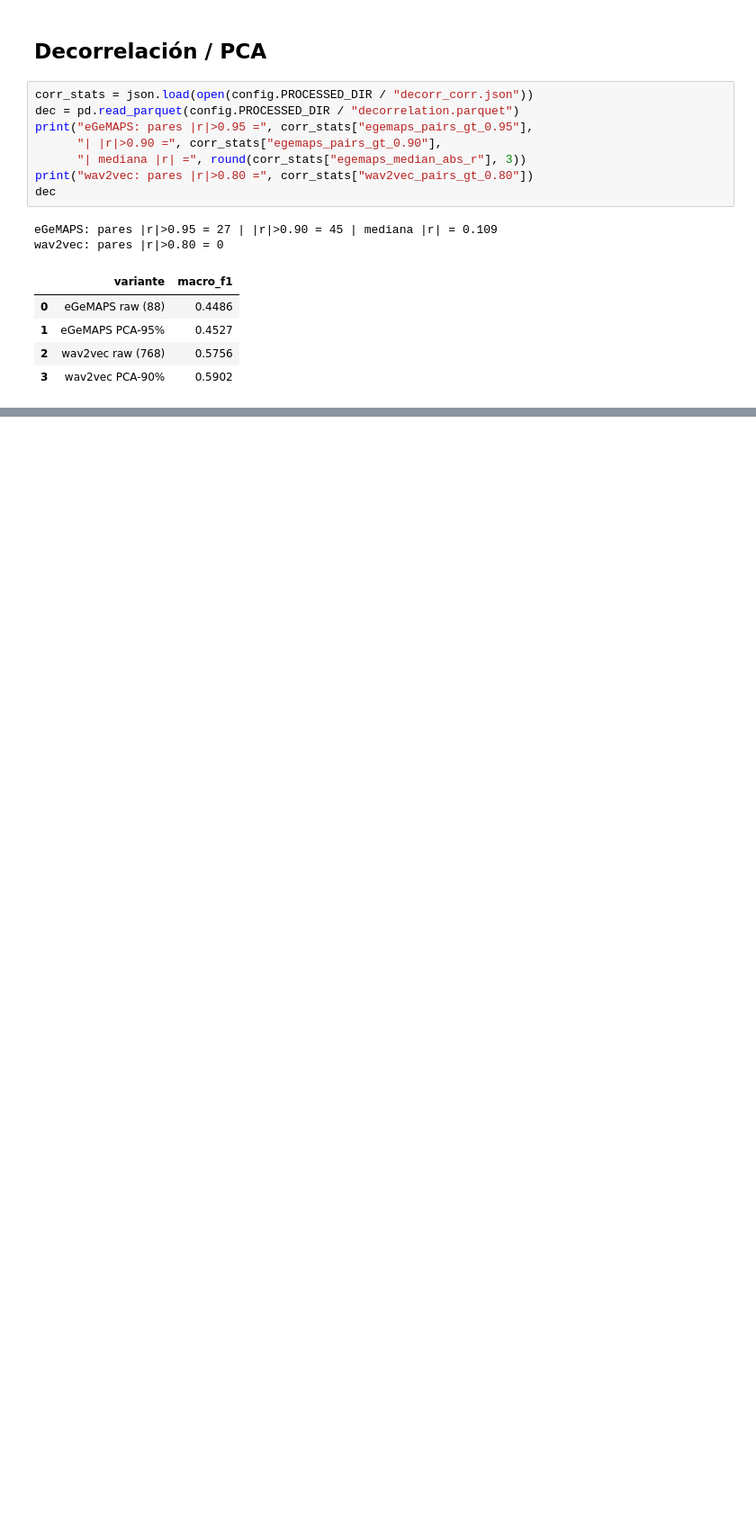
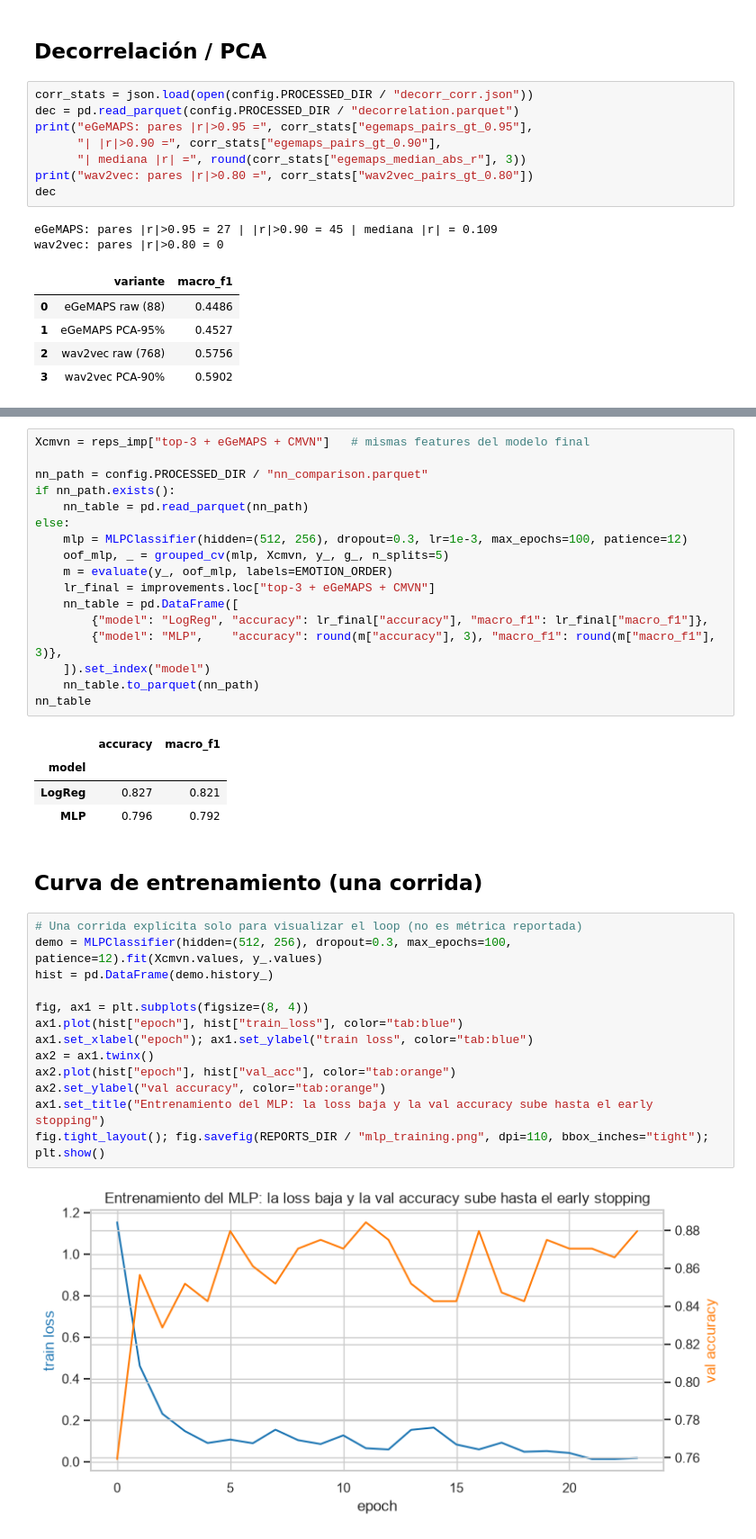
Before and after one commit to BautyGarcia/Gobbie, a Jupyter notebook: notebooks/main.ipynb, the cells around one changed output, grey strips where cells are left out. Shown at 90% size. Cells and saved outputs as stored; diff of their text form; blank space fills up the shorter version.

```diff
--- a/notebooks/main.ipynb
+++ b/notebooks/main.ipynb
@@ -353,0 +432,39 @@ wav2vec: pares |r|>0.80 = 0
+# %%
+Xcmvn = reps_imp["top-3 + eGeMAPS + CMVN"]   # mismas features del modelo final
+
+nn_path = config.PROCESSED_DIR / "nn_comparison.parquet"
+if nn_path.exists():
+    nn_table = pd.read_parquet(nn_path)
+else:
+    mlp = MLPClassifier(hidden=(512, 256), dropout=0.3, lr=1e-3, max_epochs=100, patience=12)
+    oof_mlp, _ = grouped_cv(mlp, Xcmvn, y_, g_, n_splits=5)
+    m = evaluate(y_, oof_mlp, labels=EMOTION_ORDER)
+    lr_final = improvements.loc["top-3 + eGeMAPS + CMVN"]
+    nn_table = pd.DataFrame([
+        {"model": "LogReg", "accuracy": lr_final["accuracy"], "macro_f1": lr_final["macro_f1"]},
+        {"model": "MLP",    "accuracy": round(m["accuracy"], 3), "macro_f1": round(m["macro_f1"], 3)},
+    ]).set_index("model")
+    nn_table.to_parquet(nn_path)
+nn_table
+# %% [output]
+|  | accuracy | macro_f1 |
+| model |  |  |
+| LogReg | 0.827 | 0.821 |
+| MLP | 0.796 | 0.792 |
+# %% [markdown]
+## Curva de entrenamiento (una corrida)
+# %%
+# Una corrida explícita solo para visualizar el loop (no es métrica reportada)
+demo = MLPClassifier(hidden=(512, 256), dropout=0.3, max_epochs=100, patience=12).fit(Xcmvn.values, y_.values)
+hist = pd.DataFrame(demo.history_)
+
+fig, ax1 = plt.subplots(figsize=(8, 4))
+ax1.plot(hist["epoch"], hist["train_loss"], color="tab:blue")
+ax1.set_xlabel("epoch"); ax1.set_ylabel("train loss", color="tab:blue")
+ax2 = ax1.twinx()
+ax2.plot(hist["epoch"], hist["val_acc"], color="tab:orange")
+ax2.set_ylabel("val accuracy", color="tab:orange")
+ax1.set_title("Entrenamiento del MLP: la loss baja y la val accuracy sube hasta el early stopping")
+fig.tight_layout(); fig.savefig(REPORTS_DIR / "mlp_training.png", dpi=110, bbox_inches="tight"); plt.show()
+# %% [output]
+[figure, added]
```
Also changed, not shown: parts of 37 cells of this notebook, 10 other files.
